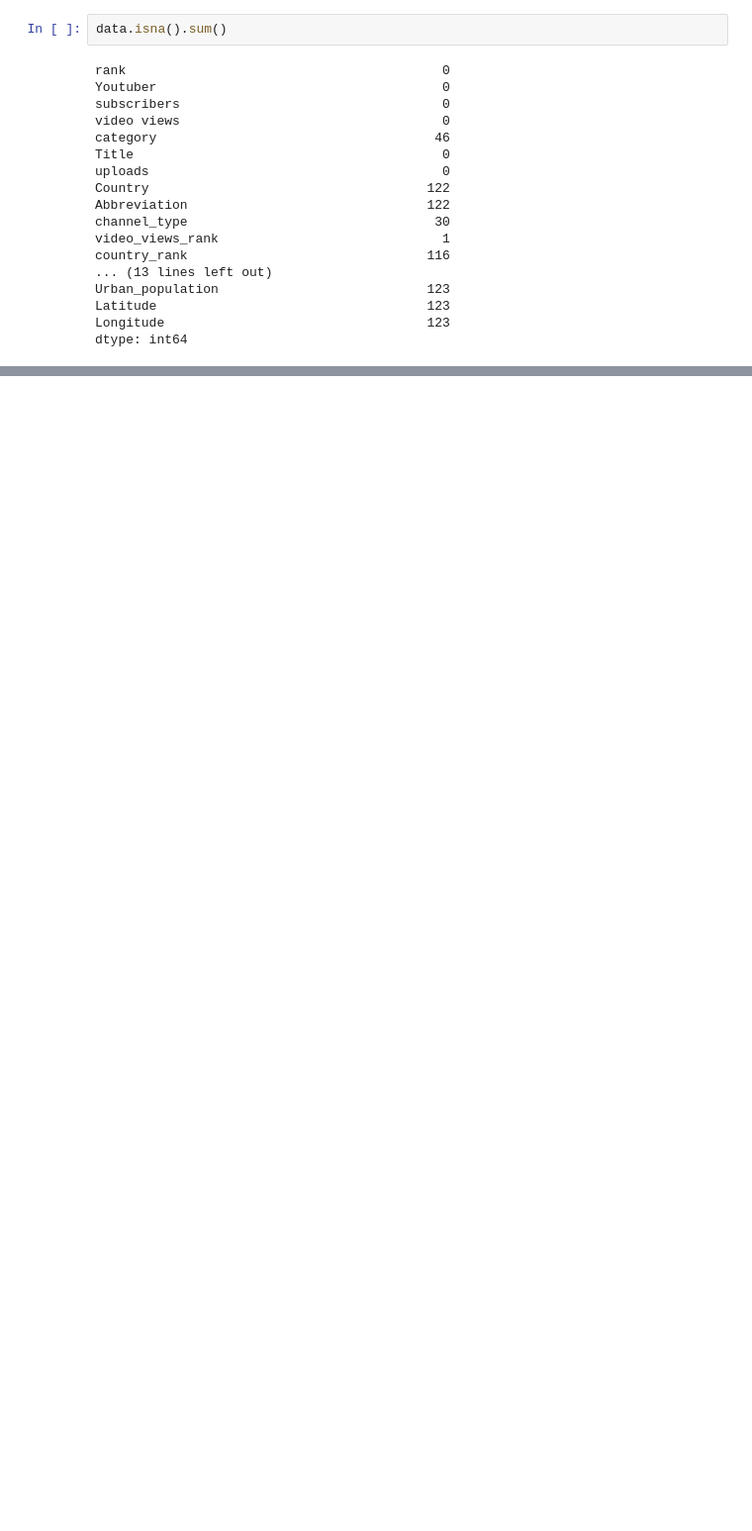
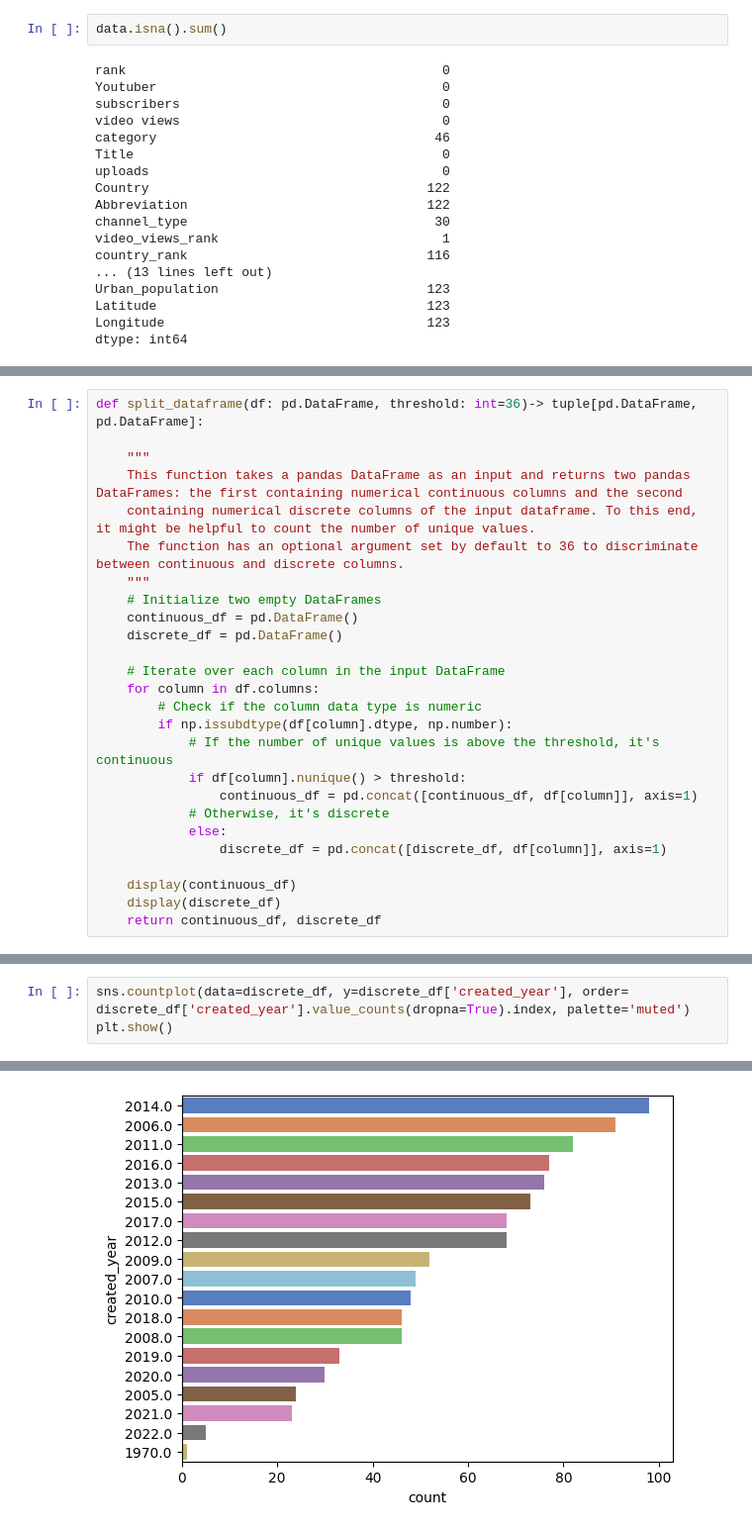
Before and after one commit to sergioabz/final_project_bootcamp, a Jupyter notebook: notebooks/Final_Project.ipynb, the cells around one changed output, grey strips where cells are left out. Shown at 99% size. Saved outputs shown, nothing was run; the diff lists cells and outputs as text; blank space fills up the shorter version.

Commit message:
First notebook finished

```diff
--- a/notebooks/Final_Project.ipynb
+++ b/notebooks/Final_Project.ipynb
@@ -47,0 +335,26 @@ dtype: int64
+# %%
+def split_dataframe(df: pd.DataFrame, threshold: int=36)-> tuple[pd.DataFrame, pd.DataFrame]:
+
+    """
+    This function takes a pandas DataFrame as an input and returns two pandas DataFrames: the first containing numerical continuous columns and the second
+    containing numerical discrete columns of the input dataframe. To this end, it might be helpful to count the number of unique values.
+    The function has an optional argument set by default to 36 to discriminate between continuous and discrete columns.
+    """
+    # Initialize two empty DataFrames
+    continuous_df = pd.DataFrame()
+    discrete_df = pd.DataFrame()
+
+    # Iterate over each column in the input DataFrame
+    for column in df.columns:
+        # Check if the column data type is numeric
+        if np.issubdtype(df[column].dtype, np.number):
+            # If the number of unique values is above the threshold, it's continuous
+            if df[column].nunique() > threshold:
+                continuous_df = pd.concat([continuous_df, df[column]], axis=1)
+            # Otherwise, it's discrete
+            else:
+                discrete_df = pd.concat([discrete_df, df[column]], axis=1)
+
+    display(continuous_df)
+    display(discrete_df)
+    return continuous_df, discrete_df
@@ -47,0 +528,4 @@ dtype: int64
+# %%
+sns.countplot(data=discrete_df, y=discrete_df['created_year'], order= discrete_df['created_year'].value_counts(dropna=True).index, palette='muted')
+plt.show()
+# %% [output]
@@ -47,0 +535 @@ dtype: int64
+[figure, added]
```
Also changed, not shown: parts of 86 cells of this notebook.
